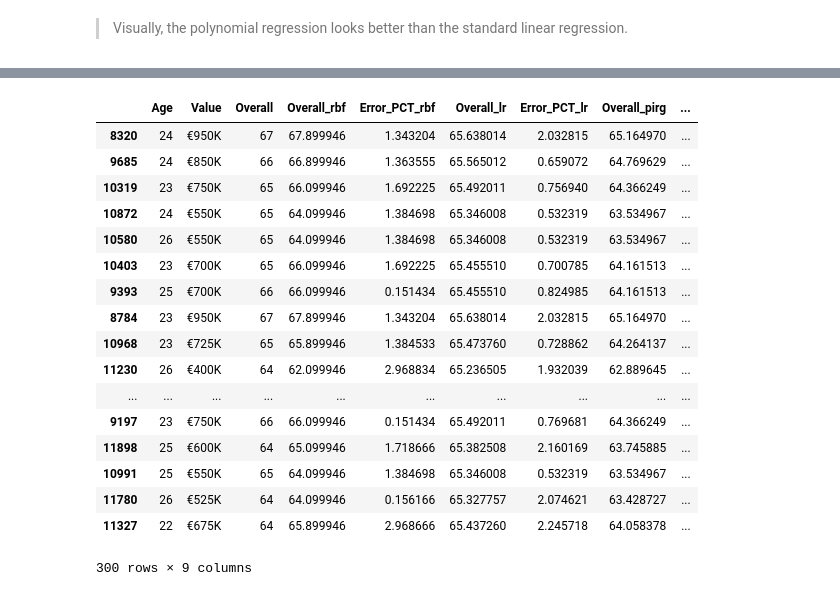
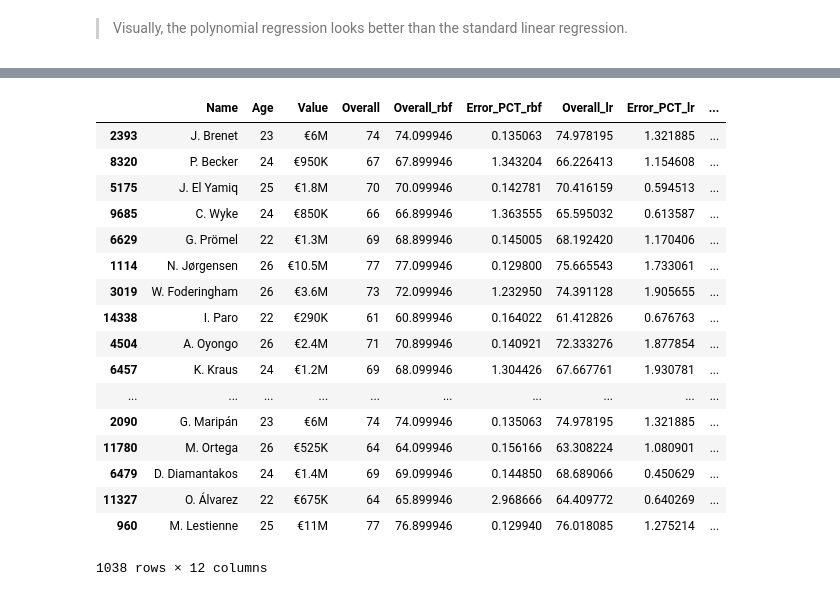
Before and after one commit to saidsef/ff18, a Jupyter notebook: ff18-ml.ipynb, the cells around one changed output, grey strips where cells are left out. Drawn from its saved outputs; the diff is of its cells as text; code cells hidden in the pictures.

```diff
--- a/ff18-ml.ipynb
+++ b/ff18-ml.ipynb
@@ -167,11 +184,20 @@ print("Players less than 30 Million Euro {:.2f}%".format(test.loc[test.ValueNum
 # %% [output]
 Players less than 30 Million Euro 98.97%
 # %%
-# Polynomial interpolation and Ridge Regression
-# Be patient this might take few minutes ;)
-clf = make_pipeline(PolynomialFeatures(6), Ridge())
-clf.fit(xtrain, ytrain)
-pirg_ypred = clf.predict(xtest)
-print("Mean squared error: {:.2f}".format(mean_squared_error(ytest,pirg_ypred)))
-print("Variance core: {:.2f}".format(r2_score(ytest, pirg_ypred)))
+# PolynomialFeatures and Ridge Regression
+plt.figure(figsize=(12, 10))
+for degree in range(8,11):
+    clf = make_pipeline(PolynomialFeatures(degree), Ridge())
+    clf.fit(xtrain, ytrain)
+    pirg_ypred = clf.predict(xtest)
+    plt.scatter(xtest['ValueNum'], pirg_ypred, linewidth=0.1, label=degree, marker=random.choice(marker))
+
+    print("{}: Mean squared error: {:.2f}".format(degree, mean_squared_error(ytest, pirg_ypred)))
+    print("{}: Variance core: {:.2f}".format(degree, r2_score(ytest, pirg_ypred)))
+
+plt.scatter(xtest['ValueNum'], ytest['Overall'], color='black')
+plt.xlabel("Value")
+plt.ylabel("Overall")
+plt.legend(loc='lower right')
+plt.show()
 # %% [output]
@@ -202,8 +233,13 @@ Variance core: 0.87
 # %%
+# StandardScaler processing and DecisionTreeRegressor tree
 plt.figure(figsize=(12, 10))
+clf = make_pipeline(StandardScaler(), FunctionTransformer(add_squared_col), DecisionTreeRegressor())
+clf.fit(xtrain, ytrain)
+fnc_ypred = clf.predict(xtest)
+print('========={}========='.format(depth))
+print("Mean squared error: {:.2f}".format(mean_squared_error(ytest, fnc_ypred)))
+print("Variance core: {:.2f}".format(r2_score(ytest, fnc_ypred)))
 plt.scatter(xtest['ValueNum'], ytest['Overall'], color='black')
-plt.scatter(xtest['ValueNum'], rbf_ypred, linewidth=2, color='blue')
-plt.xlabel("Value")
-plt.ylabel("Overall")
+plt.scatter(xtest['ValueNum'], fnc_ypred, linewidth=2, color='blue')
 plt.show()
 # %% [output]
@@ -218,6 +257,9 @@ test['Error_PCT_pirg'] = np.abs((test.Overall - [x[0] for x in pirg_ypred]) / te
 
 test['Overall_lr'] = lr_ypred
 test['Error_PCT_lr'] = np.abs((test.Overall - [x[0] for x in lr_ypred]) / test.Overall * 100)
+
+test['Overall_fnc'] = lr_ypred
+test['Error_PCT_fnc'] = np.abs((test.Overall - fnc_ypred) / test.Overall * 100)
 # %%
 plt.figure(figsize=(16, 10))
 kwargs = dict(histtype='stepfilled', alpha=0.3)
@@ -263,34 +308,38 @@ test[['Name',
 # %%
 test.loc[
     (test.Age > 21)
     & (test.Age < 27)
     & (test.ValueNum < 30000000)
     & ((test.Error_PCT_lr < 3) & (test.Error_PCT_pirg < 3) & (test.Error_PCT_rbf < 3)),
-    [ 'Age',
+    [ 'Name',
+      'Age',
       'Value',
       'Overall',
       'Overall_rbf',
       'Error_PCT_rbf',
       'Overall_lr',
       'Error_PCT_lr',
       'Overall_pirg',
-      'Error_PCT_pirg']]
+      'Error_PCT_pirg',
+      'Overall_fnc',
+      'Error_PCT_fnc'
+    ]]
 # %% [output]
-|  | Age | Value | Overall | Overall_rbf | Error_PCT_rbf | Overall_lr | Error_PCT_lr | Overall_pirg | ... |
-| 8320 | 24 | €950K | 67 | 67.899946 | 1.343204 | 65.638014 | 2.032815 | 65.164970 | ... |
-| 9685 | 24 | €850K | 66 | 66.899946 | 1.363555 | 65.565012 | 0.659072 | 64.769629 | ... |
-| 10319 | 23 | €750K | 65 | 66.099946 | 1.692225 | 65.492011 | 0.756940 | 64.366249 | ... |
-| 10872 | 24 | €550K | 65 | 64.099946 | 1.384698 | 65.346008 | 0.532319 | 63.534967 | ... |
-| 10580 | 26 | €550K | 65 | 64.099946 | 1.384698 | 65.346008 | 0.532319 | 63.534967 | ... |
-| 10403 | 23 | €700K | 65 | 66.099946 | 1.692225 | 65.455510 | 0.700785 | 64.161513 | ... |
-| 9393 | 25 | €700K | 66 | 66.099946 | 0.151434 | 65.455510 | 0.824985 | 64.161513 | ... |
-| 8784 | 23 | €950K | 67 | 67.899946 | 1.343204 | 65.638014 | 2.032815 | 65.164970 | ... |
-| 10968 | 23 | €725K | 65 | 65.899946 | 1.384533 | 65.473760 | 0.728862 | 64.264137 | ... |
-| 11230 | 26 | €400K | 64 | 62.099946 | 2.968834 | 65.236505 | 1.932039 | 62.889645 | ... |
+|  | Name | Age | Value | Overall | Overall_rbf | Error_PCT_rbf | Overall_lr | Error_PCT_lr | ... |
+| 2393 | J. Brenet | 23 | €6M | 74 | 74.099946 | 0.135063 | 74.978195 | 1.321885 | ... |
+| 8320 | P. Becker | 24 | €950K | 67 | 67.899946 | 1.343204 | 66.226413 | 1.154608 | ... |
+| 5175 | J. El Yamiq | 25 | €1.8M | 70 | 70.099946 | 0.142781 | 70.416159 | 0.594513 | ... |
+| 9685 | C. Wyke | 24 | €850K | 66 | 66.899946 | 1.363555 | 65.595032 | 0.613587 | ... |
+| 6629 | G. Prömel | 22 | €1.3M | 69 | 68.899946 | 0.145005 | 68.192420 | 1.170406 | ... |
+| 1114 | N. Jørgensen | 26 | €10.5M | 77 | 77.099946 | 0.129800 | 75.665543 | 1.733061 | ... |
+| 3019 | W. Foderingham | 26 | €3.6M | 73 | 72.099946 | 1.232950 | 74.391128 | 1.905655 | ... |
+| 14338 | I. Paro | 22 | €290K | 61 | 60.899946 | 0.164022 | 61.412826 | 0.676763 | ... |
+| 4504 | A. Oyongo | 26 | €2.4M | 71 | 70.899946 | 0.140921 | 72.333276 | 1.877854 | ... |
+| 6457 | K. Kraus | 24 | €1.2M | 69 | 68.099946 | 1.304426 | 67.667761 | 1.930781 | ... |
 | ... | ... | ... | ... | ... | ... | ... | ... | ... | ... |
-| 9197 | 23 | €750K | 66 | 66.099946 | 0.151434 | 65.492011 | 0.769681 | 64.366249 | ... |
-| 11898 | 25 | €600K | 64 | 65.099946 | 1.718666 | 65.382508 | 2.160169 | 63.745885 | ... |
-| 10991 | 25 | €550K | 65 | 64.099946 | 1.384698 | 65.346008 | 0.532319 | 63.534967 | ... |
-| 11780 | 26 | €525K | 64 | 64.099946 | 0.156166 | 65.327757 | 2.074621 | 63.428727 | ... |
-| 11327 | 22 | €675K | 64 | 65.899946 | 2.968666 | 65.437260 | 2.245718 | 64.058378 | ... |
+| 2090 | G. Maripán | 23 | €6M | 74 | 74.099946 | 0.135063 | 74.978195 | 1.321885 | ... |
+| 11780 | M. Ortega | 26 | €525K | 64 | 64.099946 | 0.156166 | 63.308224 | 1.080901 | ... |
+| 6479 | D. Diamantakos | 24 | €1.4M | 69 | 69.099946 | 0.144850 | 68.689066 | 0.450629 | ... |
+| 11327 | O. Álvarez | 22 | €675K | 64 | 65.899946 | 2.968666 | 64.409772 | 0.640269 | ... |
+| 960 | M. Lestienne | 25 | €11M | 77 | 76.899946 | 0.129940 | 76.018085 | 1.275214 | ... |
-300 rows × 9 columns
+1038 rows × 12 columns
```
Also changed, not shown: parts of 12 cells of this notebook.
